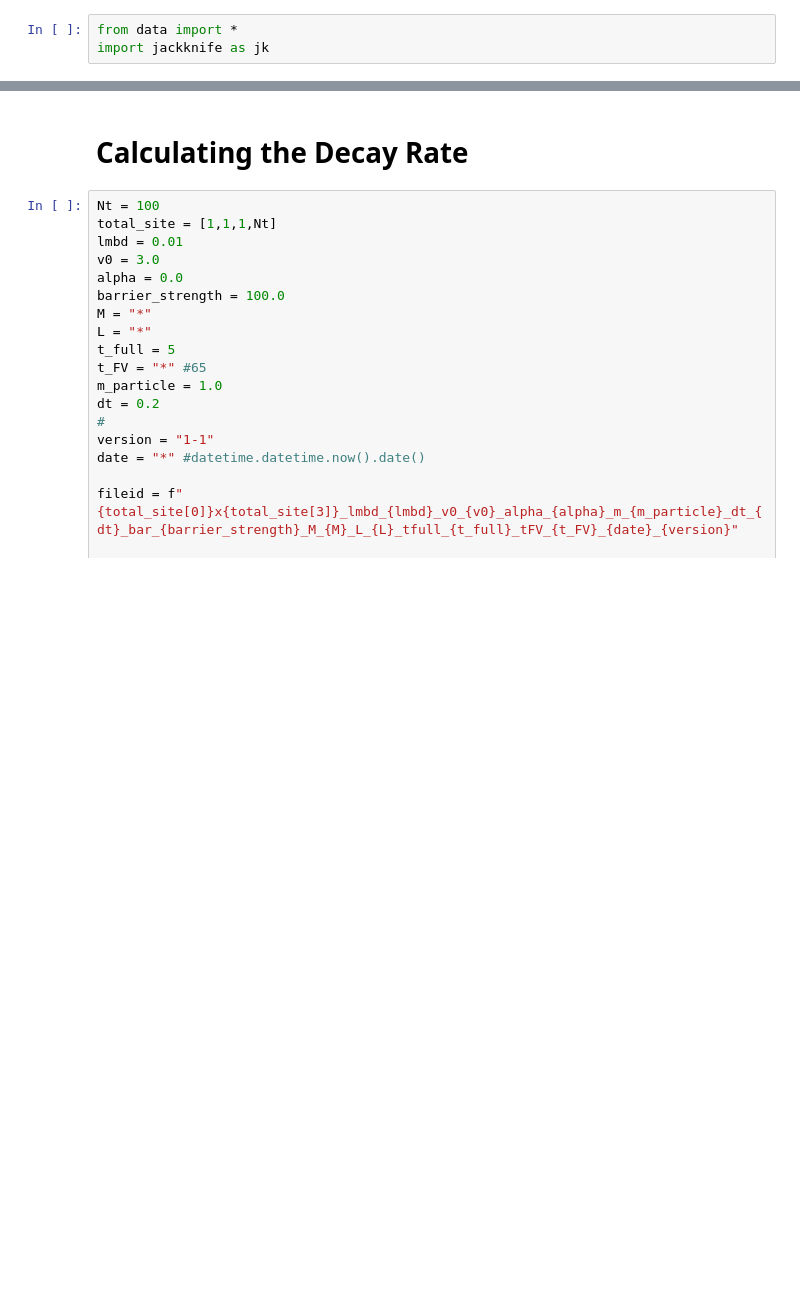
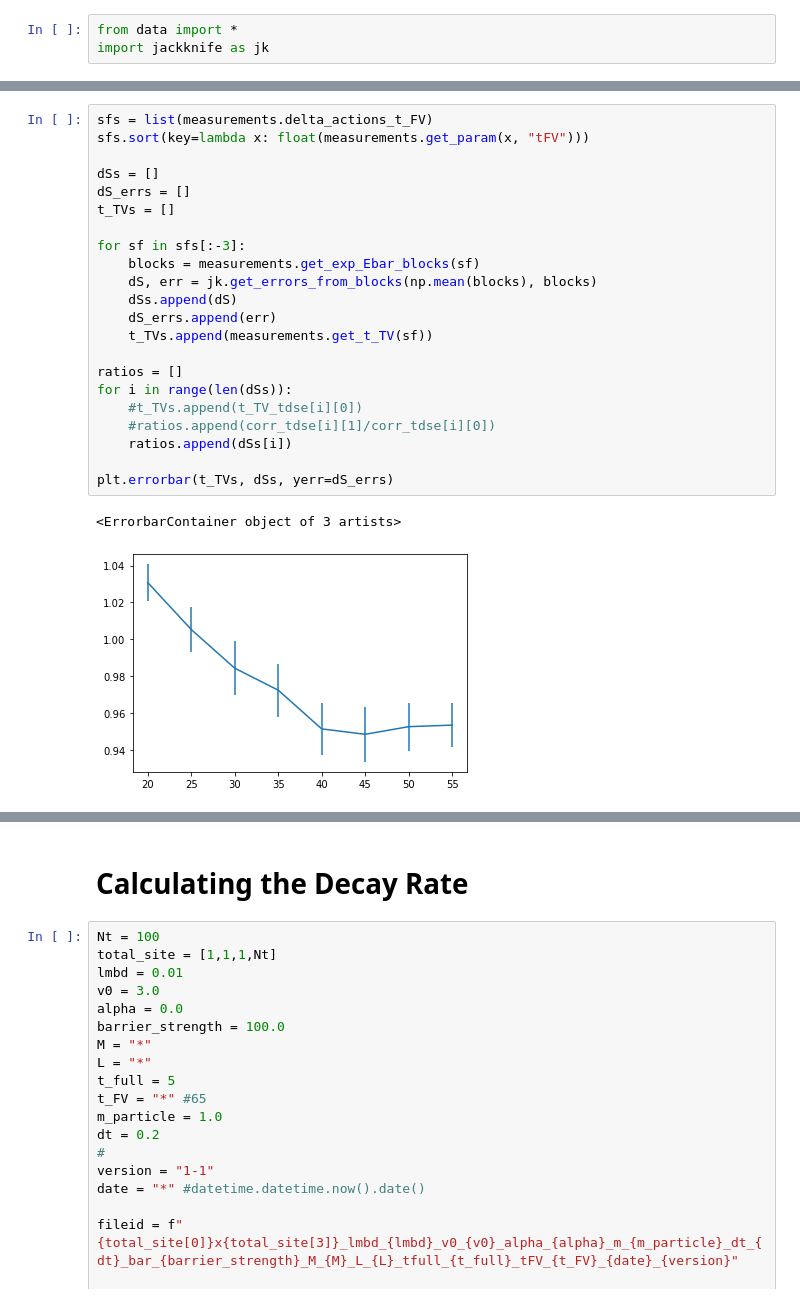
Before and after one commit to jinluchang/Qlattice, a Jupyter notebook: applications/false-vacuum-decay/false_vacuum_decay.ipynb, the cells around one changed output, grey strips where cells are left out. Drawn from its saved outputs; the diff is of its cells as text; blank space fills up the shorter version.

```diff
--- a/applications/false-vacuum-decay/false_vacuum_decay.ipynb
+++ b/applications/false-vacuum-decay/false_vacuum_decay.ipynb
@@ -10,0 +61,25 @@ import jackknife as jk
+# %%
+sfs = list(measurements.delta_actions_t_FV)
+sfs.sort(key=lambda x: float(measurements.get_param(x, "tFV")))
+
+dSs = []
+dS_errs = []
+t_TVs = []
+
+for sf in sfs[:-3]:
+    blocks = measurements.get_exp_Ebar_blocks(sf)
+    dS, err = jk.get_errors_from_blocks(np.mean(blocks), blocks)
+    dSs.append(dS)
+    dS_errs.append(err)
+    t_TVs.append(measurements.get_t_TV(sf))
+
+ratios = []
+for i in range(len(dSs)):
+    #t_TVs.append(t_TV_tdse[i][0])
+    #ratios.append(corr_tdse[i][1]/corr_tdse[i][0])
+    ratios.append(dSs[i])
+
+plt.errorbar(t_TVs, dSs, yerr=dS_errs)
+# %% [output]
+<ErrorbarContainer object of 3 artists>
+[figure, added]
```
Also changed, not shown: parts of 32 cells of this notebook, 3 other files.
